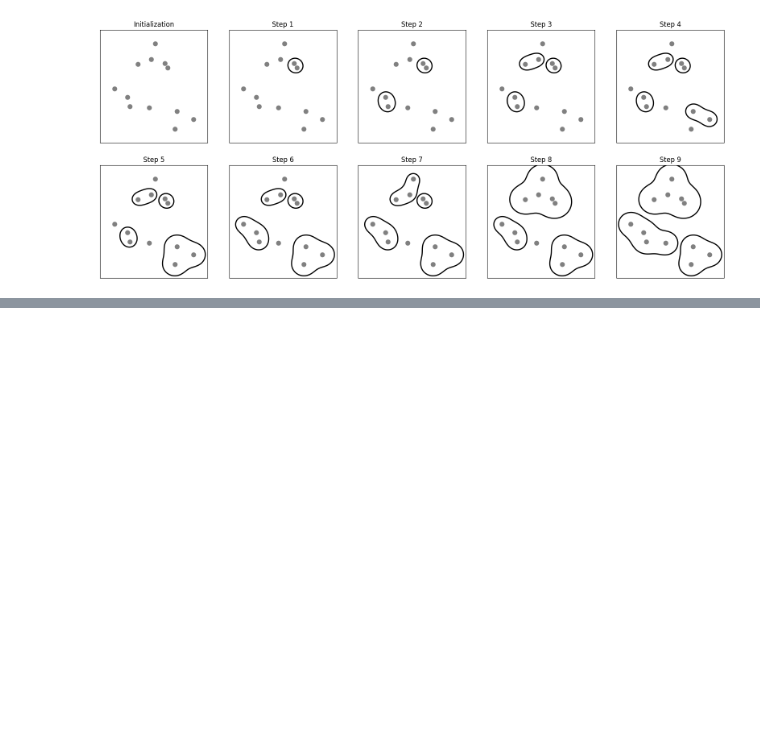
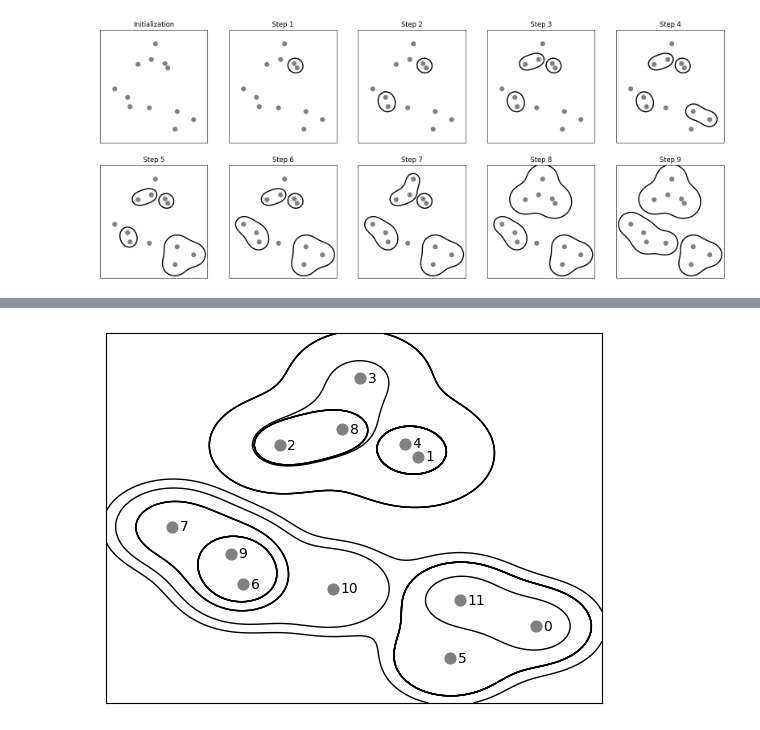
Before and after one commit to HANTU7-web/Introduction-to-Machine-Learning-with-python-codes-and-implementations, a Jupyter notebook: Clustering.ipynb, the cells around one changed output, grey strips where cells are left out. Cells and saved outputs as stored; diff of their text form; code cells hidden in the pictures; blank space fills up the shorter version.

```diff
--- a/Clustering.ipynb
+++ b/Clustering.ipynb
@@ -36,0 +57,5 @@ plt.show()
+# %%
+mglearn.plots.plot_agglomerative()
+plt.show()
+# %% [output]
+[figure, added]
```
Also changed, not shown: parts of 2 cells of this notebook.
